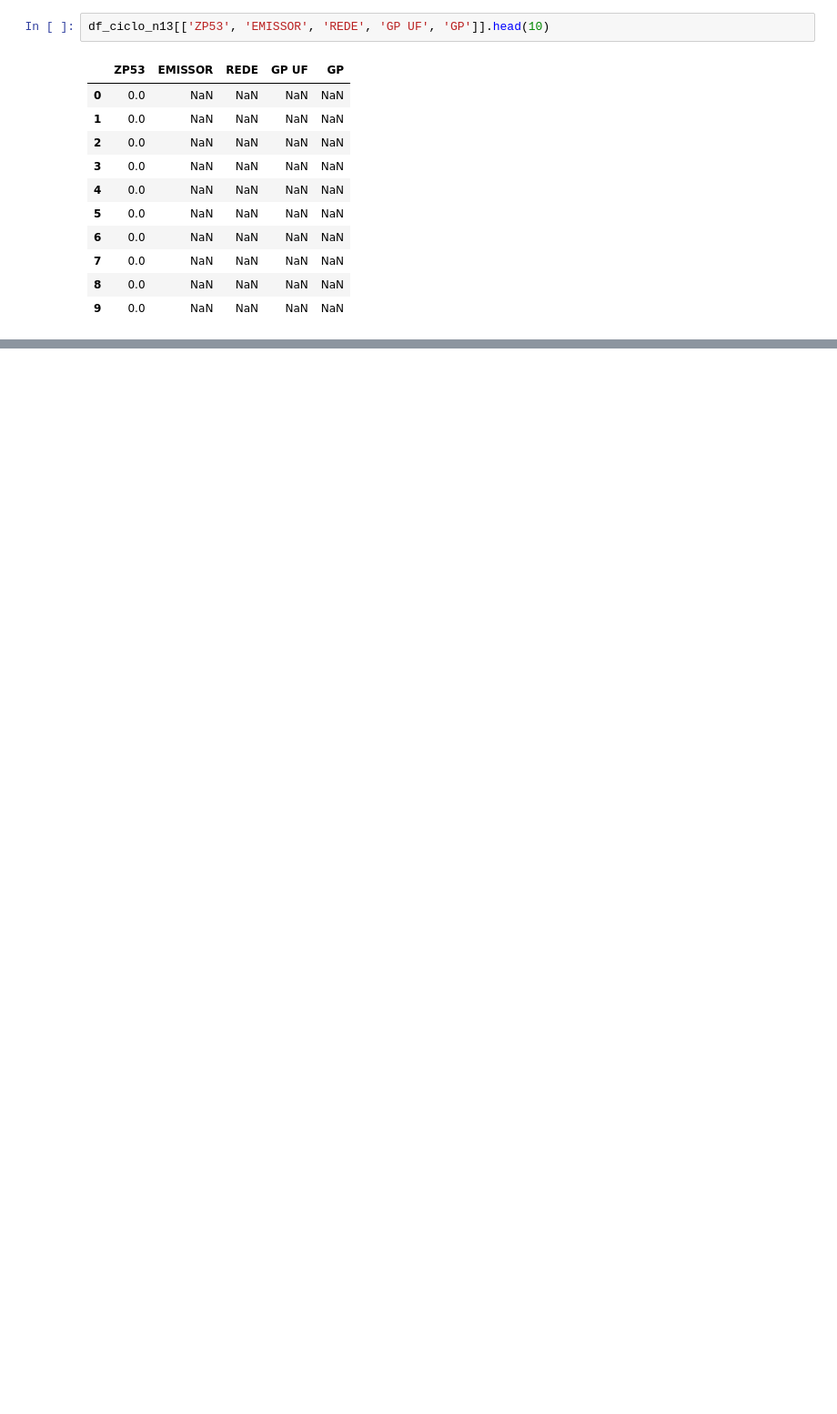
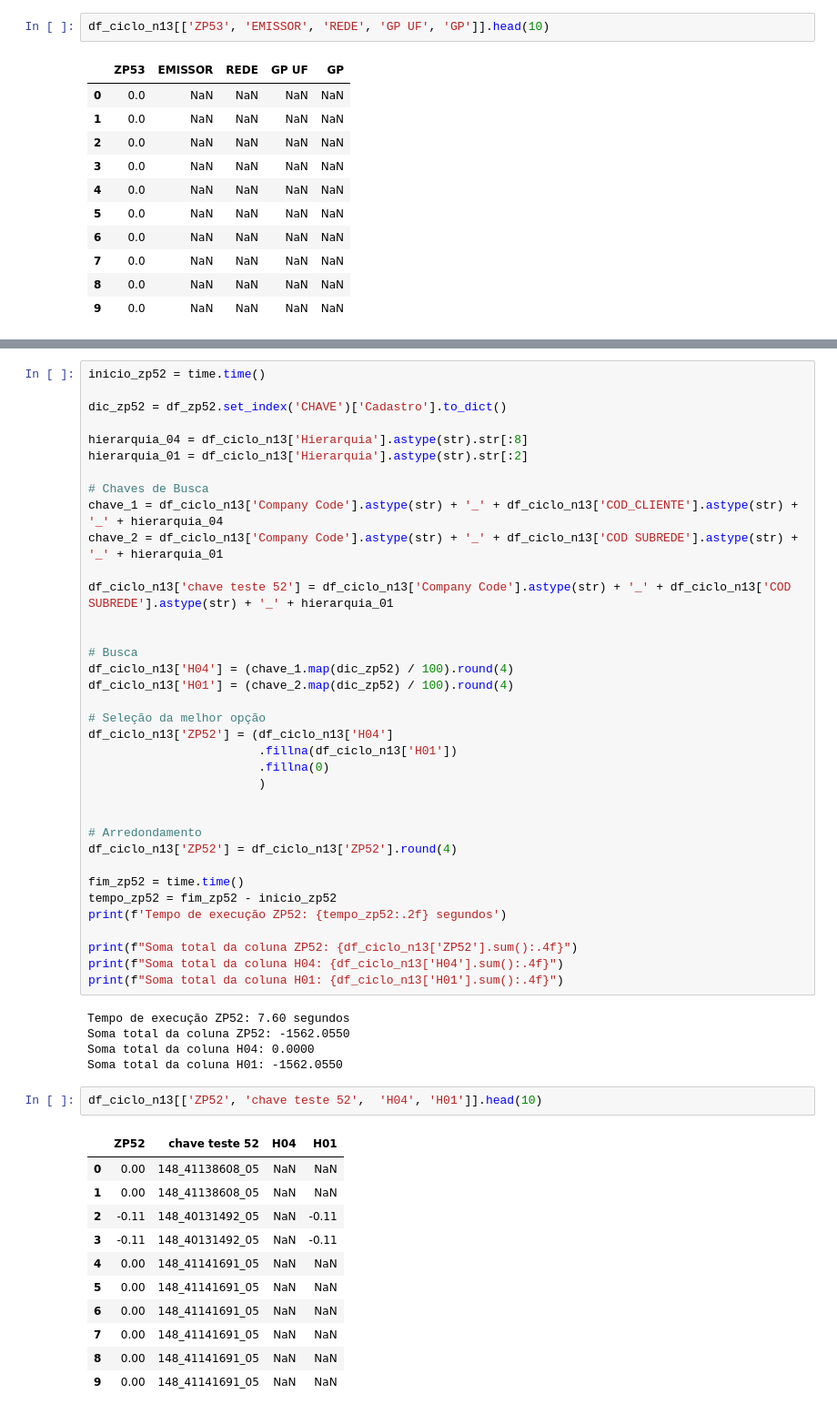
Before and after one commit to mxmluccamars/srm_valoracao, a Jupyter notebook: scripts/main.ipynb, the cells around one changed output, grey strips where cells are left out. Shown at 91% size. Drawn from its saved outputs; the diff is of its cells as text; blank space fills up the shorter version.

```diff
--- a/scripts/main.ipynb
+++ b/scripts/main.ipynb
@@ -805,0 +728,55 @@ df_ciclo_n13[['ZP53', 'EMISSOR', 'REDE', 'GP UF', 'GP']].head(10)
+# %%
+inicio_zp52 = time.time()
+
+dic_zp52 = df_zp52.set_index('CHAVE')['Cadastro'].to_dict()
+
+hierarquia_04 = df_ciclo_n13['Hierarquia'].astype(str).str[:8]
+hierarquia_01 = df_ciclo_n13['Hierarquia'].astype(str).str[:2]
+
+# Chaves de Busca
+chave_1 = df_ciclo_n13['Company Code'].astype(str) + '_' + df_ciclo_n13['COD_CLIENTE'].astype(str) + '_' + hierarquia_04
+chave_2 = df_ciclo_n13['Company Code'].astype(str) + '_' + df_ciclo_n13['COD SUBREDE'].astype(str) + '_' + hierarquia_01
+
+df_ciclo_n13['chave teste 52'] = df_ciclo_n13['Company Code'].astype(str) + '_' + df_ciclo_n13['COD SUBREDE'].astype(str) + '_' + hierarquia_01
+
+
+# Busca
+df_ciclo_n13['H04'] = (chave_1.map(dic_zp52) / 100).round(4)
+df_ciclo_n13['H01'] = (chave_2.map(dic_zp52) / 100).round(4)
+
+# Seleção da melhor opção
+df_ciclo_n13['ZP52'] = (df_ciclo_n13['H04']
+                        .fillna(df_ciclo_n13['H01'])
+                        .fillna(0)
+                        )
+
+
+# Arredondamento
+df_ciclo_n13['ZP52'] = df_ciclo_n13['ZP52'].round(4)
+
+fim_zp52 = time.time()
+tempo_zp52 = fim_zp52 - inicio_zp52
+print(f'Tempo de execução ZP52: {tempo_zp52:.2f} segundos')
+
+print(f"Soma total da coluna ZP52: {df_ciclo_n13['ZP52'].sum():.4f}")
+print(f"Soma total da coluna H04: {df_ciclo_n13['H04'].sum():.4f}")
+print(f"Soma total da coluna H01: {df_ciclo_n13['H01'].sum():.4f}")
+# %% [output]
+Tempo de execução ZP52: 7.60 segundos
+Soma total da coluna ZP52: -1562.0550
+Soma total da coluna H04: 0.0000
+Soma total da coluna H01: -1562.0550
+# %%
+df_ciclo_n13[['ZP52', 'chave teste 52',  'H04', 'H01']].head(10)
+# %% [output]
+|  | ZP52 | chave teste 52 | H04 | H01 |
+| 0 | 0.00 | 148_41138608_05 | NaN | NaN |
+| 1 | 0.00 | 148_41138608_05 | NaN | NaN |
+| 2 | -0.11 | 148_40131492_05 | NaN | -0.11 |
+| 3 | -0.11 | 148_40131492_05 | NaN | -0.11 |
+| 4 | 0.00 | 148_41141691_05 | NaN | NaN |
+| 5 | 0.00 | 148_41141691_05 | NaN | NaN |
+| 6 | 0.00 | 148_41141691_05 | NaN | NaN |
+| 7 | 0.00 | 148_41141691_05 | NaN | NaN |
+| 8 | 0.00 | 148_41141691_05 | NaN | NaN |
+| 9 | 0.00 | 148_41141691_05 | NaN | NaN |
```
Also changed, not shown: parts of 17 cells of this notebook.
